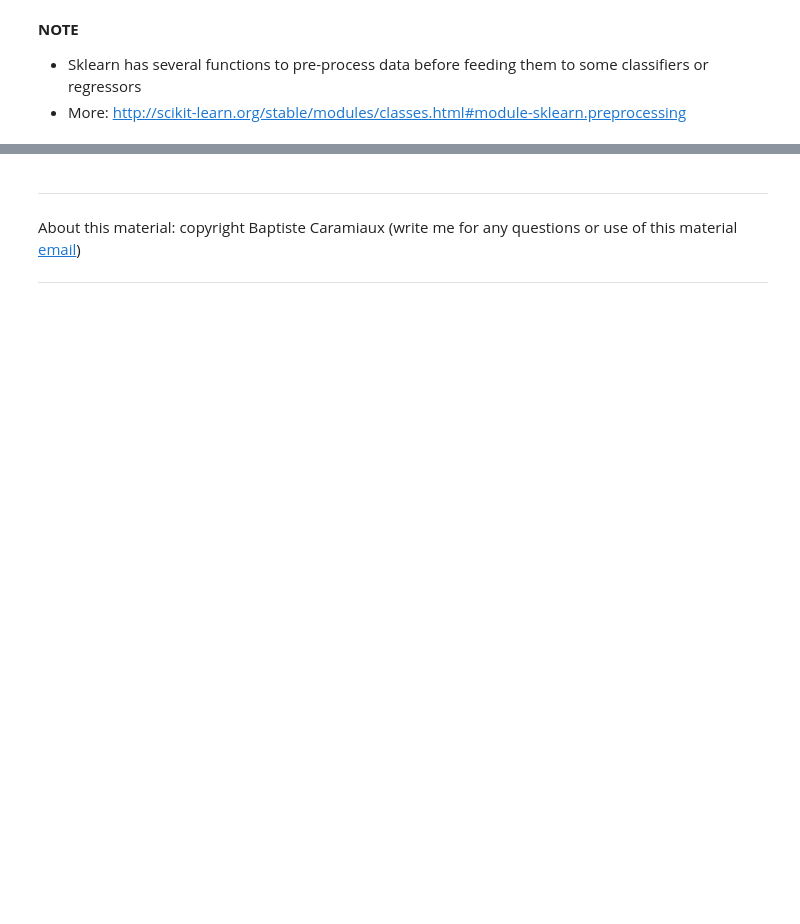
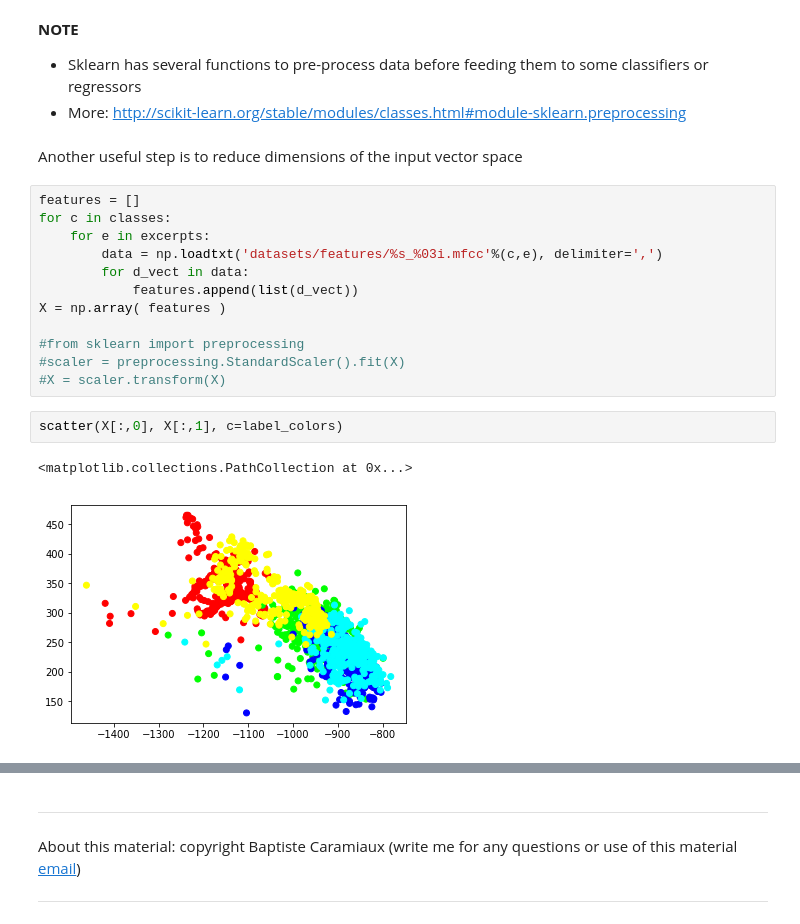
Before and after one commit to florisvanvugt/workshop4june2017, a Jupyter notebook: Introduction_Machine_Learning.ipynb, the cells around one changed output, grey strips where cells are left out. Cells and saved outputs as stored; diff of their text form; blank space fills up the shorter version.

```diff
--- a/Introduction_Machine_Learning.ipynb
+++ b/Introduction_Machine_Learning.ipynb
@@ -728,3 +887,22 @@ for clf in classifiers:
 **NOTE**
 * Sklearn has several functions to pre-process data before feeding them to some classifiers or regressors
 * More: http://scikit-learn.org/stable/modules/classes.html#module-sklearn.preprocessing
+# %% [markdown]
+Another useful step is to reduce dimensions of the input vector space
+# %%
+features = []
+for c in classes:
+    for e in excerpts:
+        data = np.loadtxt('datasets/features/%s_%03i.mfcc'%(c,e), delimiter=',')
+        for d_vect in data:
+            features.append(list(d_vect))
+X = np.array( features )
+
+#from sklearn import preprocessing
+#scaler = preprocessing.StandardScaler().fit(X)
+#X = scaler.transform(X)
+# %%
+scatter(X[:,0], X[:,1], c=label_colors)
+# %% [output]
+<matplotlib.collections.PathCollection at 0x...>
+[figure, added]
```
Also changed, not shown: parts of 56 cells of this notebook.
